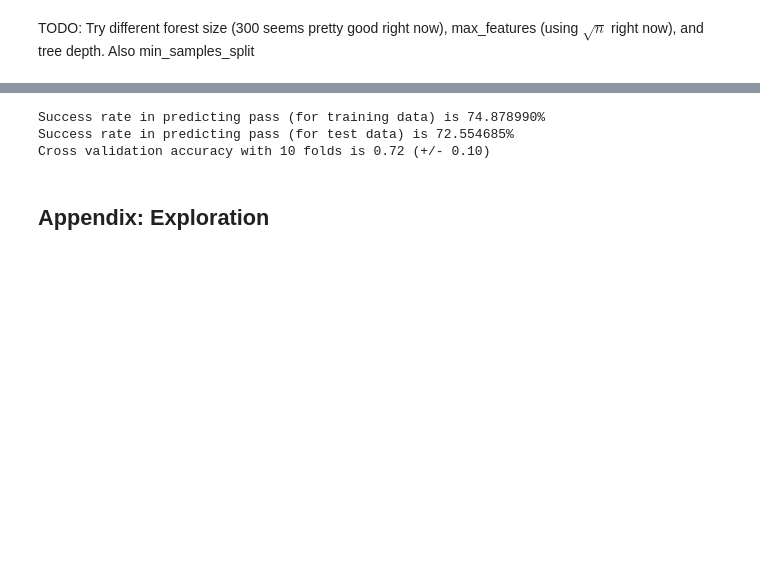
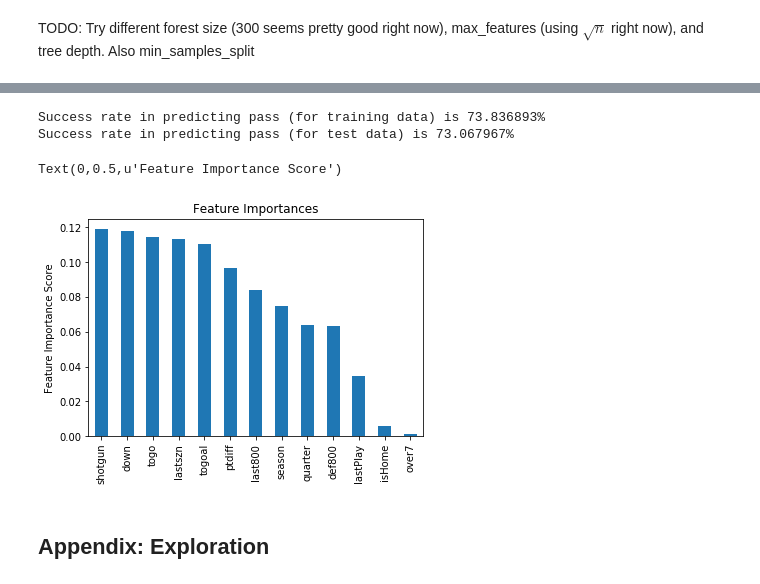
Before and after one commit to tynanseltzer/AM216, a Jupyter notebook: playPred/Play Prediction.ipynb, the cells around one changed output, grey strips where cells are left out. Cells and saved outputs as stored; diff of their text form; code cells hidden in the pictures; blank space fills up the shorter version.

Commit message:
Pushing a bit further on, plus a cool graph for the GBT

```diff
--- a/playPred/Play Prediction.ipynb
+++ b/playPred/Play Prediction.ipynb
@@ -327,2 +359,9 @@ TODO: Try different forest size (300 seems pretty good right now), max_features
 # %%
-X = ndf_ftrs.drop(['opponent', 'team','togoal','season','last800'], axis = 1) #Keep the last 1 play
+X = ndf_ftrs.drop(['opponent', 'team'], axis = 1) #Keep the last 1 play
+# %%
+from sklearn.ensemble import GradientBoostingClassifier
+np.random.seed(134)
+params = {'n_estimators': 100, 'max_depth': 6}
+
+gbt = GradientBoostingClassifier(**params)
+gbt.fit(X[mask],nisPass[mask])
@@ -329,17 +377,16 @@ X = ndf_ftrs.drop(['opponent', 'team','togoal','season','last800'], axis = 1) #K
 # %%
-np.random.seed(1234)
-mask = np.full(len(ndf_ftrs), False)
-mask[:len(nftrs2)*3/4] = True
-np.random.shuffle(mask)
-tuned = RandomForestClassifier(n_estimators=100,max_features=2,max_depth=15,n_jobs=-1)
-tuned.fit(X[mask],nisPass[mask])
-print("Success rate in predicting pass (for training data) is %f%%" % (100*tuned.score(X[mask], nisPass[mask])))
-print("Success rate in predicting pass (for test data) is %f%%" % (100*tuned.score(X[np.invert(mask)], nisPass[np.invert(mask)])))
-mf2.cross_val(tuned,X,nisPass)
+print("Success rate in predicting pass (for training data) is %f%%" % (100*gbt.score(X[mask], nisPass[mask])))
+print("Success rate in predicting pass (for test data) is %f%%" % (100*gbt.score(X[np.invert(mask)], nisPass[np.invert(mask)])))
 # %% [output]
-Success rate in predicting pass (for training data) is 74.878990%
-Success rate in predicting pass (for test data) is 72.554685%
-Cross validation accuracy with 10 folds is 0.72 (+/- 0.10)
+Success rate in predicting pass (for training data) is 73.836893%
+Success rate in predicting pass (for test data) is 73.067967%
+# %%
+feat_imp = pd.Series(gbt.feature_importances_, list(X)).sort_values(ascending=False)
+feat_imp.plot(kind='bar', title='Feature Importances')
+plt.ylabel('Feature Importance Score')
+# %% [output]
+Text(0,0.5,u'Feature Importance Score')
+[figure, added]
 # %% [markdown]
 ## Appendix: Exploration
 # %% [markdown]
```
Also changed, not shown: parts of 11 cells of this notebook, 2 other files.
